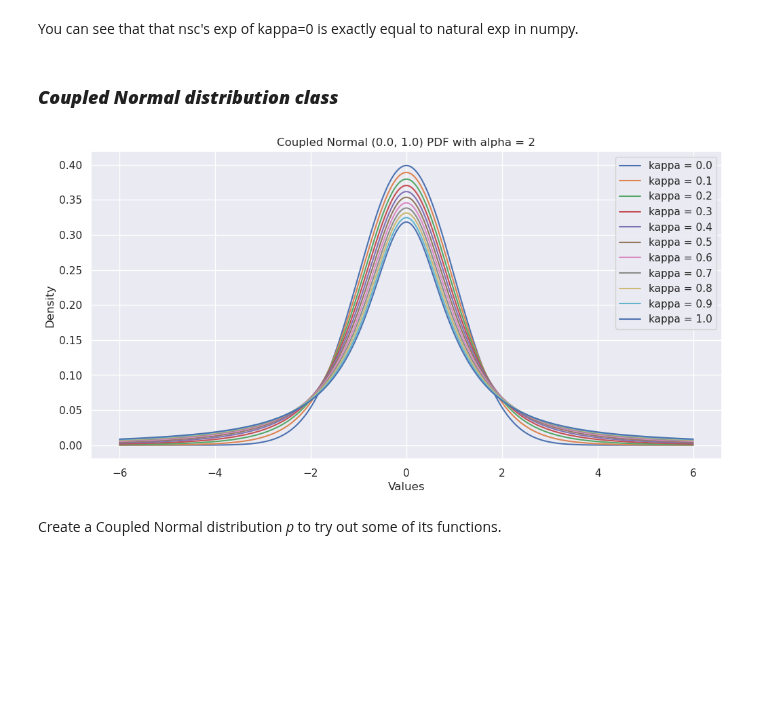
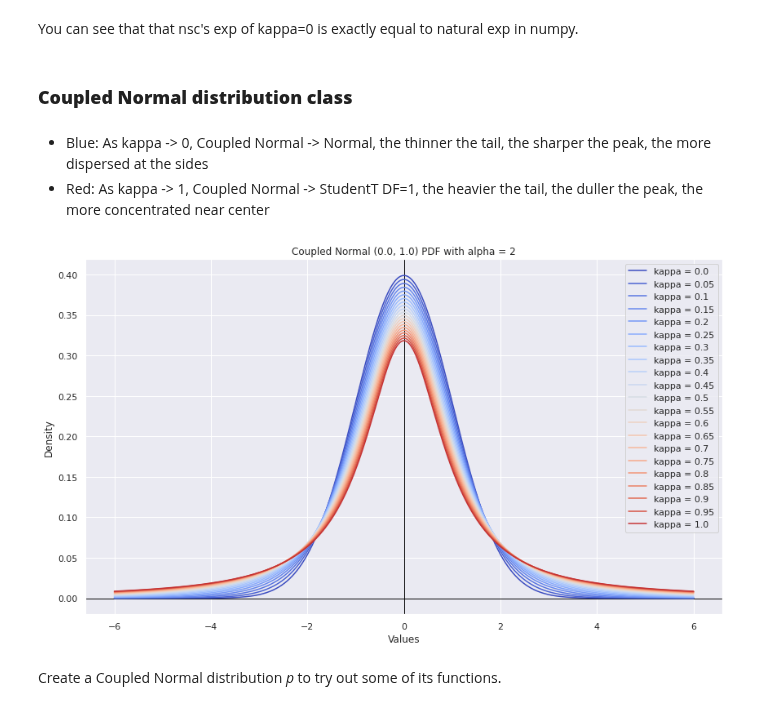
Before and after one commit to Photrek/Nonlinear-Statistical-Coupling, a Jupyter notebook: examples/guide_v0.ipynb, the cells around one changed output. Drawn from its saved outputs; the diff is of its cells as text; code cells hidden in the pictures; blank space fills up the shorter version.

```diff
--- a/examples/guide_v0.ipynb
+++ b/examples/guide_v0.ipynb
@@ -125,7 +125,7 @@ plt.show();
 # %% [markdown]
 You can see that that nsc's exp of kappa=0 is exactly equal to natural exp in numpy.
 # %% [markdown]
-### ***Coupled Normal distribution class***
+### **Coupled Normal distribution class**
 # %%
 # Define the loc, scale, alpha, and kappas that will be used for all distributions.
 loc, scale = 0., 1.
@@ -133,31 +133,38 @@ alpha = 2
 # %%
 # Define the values the various Coupled Gaussians can range from -6*scale to 6*scale
 X = np.linspace(-6*scale, 6*scale, n_sample)
+# %% [markdown]
+- Blue: As kappa -> 0, Coupled Normal -> Normal, the thinner the tail, the sharper the peak, the more dispersed at the sides
+- Red: As kappa -> 1, Coupled Normal -> StudentT DF=1, the heavier the tail, the duller the peak, the more concentrated near center
 # %%
 # Plot Coupled Gaussians (loc, scale) with alpha = 2, with kappas going from 0 to 1
 # by steps of 0.1
-cm = plt.get_cmap('PiYG')
-kappa_values = np.linspace(0, 1, 11)
+fig, ax = plt.subplots(figsize=(14, 8))
+ax.axvline(c='black', lw=1)
+ax.axhline(c='black', lw=1)
+
+# plt.figure(figsize=(12, 6), dpi=100, facecolor='w', edgecolor='k')
+
+cm = plt.get_cmap('coolwarm')
+kappa_values = np.linspace(0, 1, 21)
 n = len(kappa_values)
-ax.set_prop_cycle(color=['gold' if kappa==0 else cm(1.*i/n) for i, kappa in enumerate(kappa_values)])
-
-plt.figure(figsize=(12, 6), dpi=100, facecolor='w', edgecolor='k')
+ax.set_prop_cycle(color=[cm(1.*i/n) for i, kappa in enumerate(kappa_values)])
 
 for kappa in kappa_values:
     temp_normal = nsd.CoupledNormal(loc=loc,
                                     scale=scale,
-                                    kappa=round(kappa, 1),
+                                    kappa=round(kappa, 2),
                                     alpha=alpha
                                     )
     plt.plot(X, temp_normal.prob(X), label=f'kappa = {temp_normal.kappa}')
 
 plt.title(f'Coupled Normal ({loc}, {scale}) PDF with alpha = {alpha}')
 plt.xlabel('Values')
 plt.ylabel('Density')
 plt.legend()
 plt.show();
 # %% [output]
-[figure, old version]
+[figure, new version]
 # %% [markdown]
 Create a Coupled Normal distribution *p* to try out some of its functions.
 # %%
```
Also changed, not shown: parts of 70 cells of this notebook, 2 other files.
